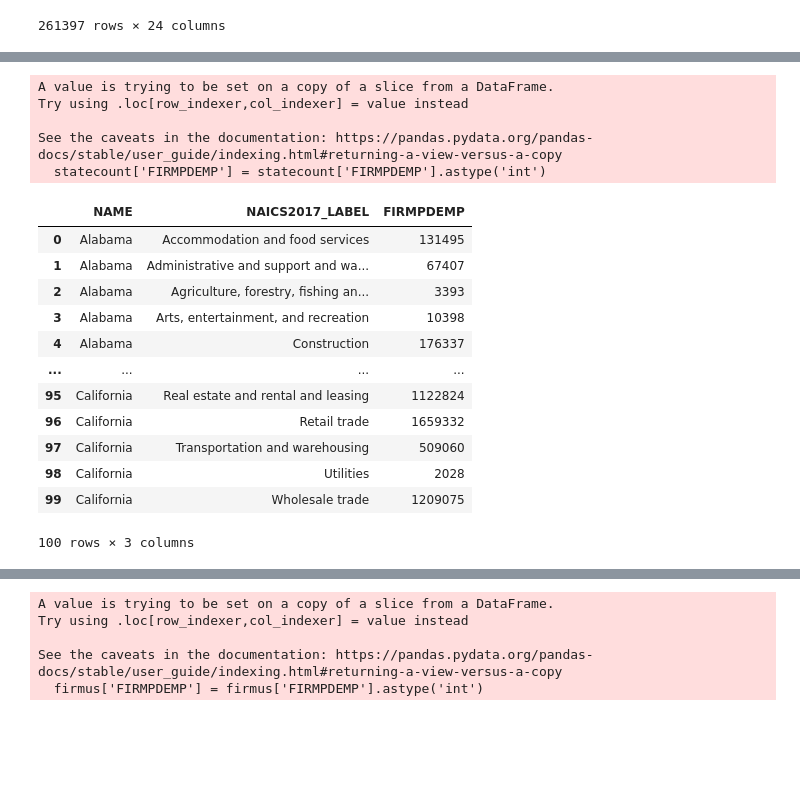
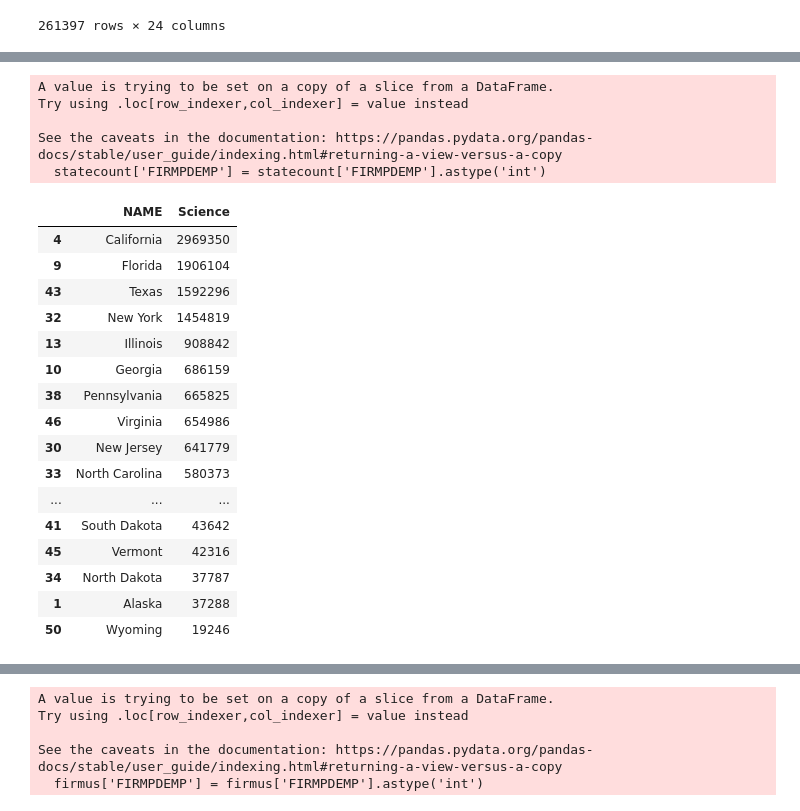
Before and after one commit to DanielnRose/Census_Assesment, a Jupyter notebook: grpupassesment.ipynb, the cells around one changed output, grey strips where cells are left out. Saved outputs shown, nothing was run; the diff lists cells and outputs as text; code cells hidden in the pictures; blank space fills up the shorter version.

```diff
--- a/grpupassesment.ipynb
+++ b/grpupassesment.ipynb
@@ -100,28 +99,34 @@ smalltestagain.sort_values(by='count', ascending=False, inplace=True)
 # %%
 statecount = statedata[['NAME','FIRMPDEMP', 'NAICS2017_LABEL']]
 statecount['FIRMPDEMP'] = statecount['FIRMPDEMP'].astype('int')
 #statecount = statedata.groupby('NAME').size().reset_index(name='count')
-statecount = statecount[(statecount['NAICS2017_LABEL']!='Total for all sectors')]
-statecount = statecount.groupby(['NAME','NAICS2017_LABEL'], as_index=False)['FIRMPDEMP'].sum()
+statecount = statecount[(statecount['NAICS2017_LABEL']=='Professional, scientific, and technical services')]
+statecount = statecount.groupby(['NAME'], as_index=False)['FIRMPDEMP'].sum()
 
-#statecount.sort_values(by='FIRMPDEMP', ascending=False, inplace=True)
+statecount.sort_values(by='FIRMPDEMP', ascending=False, inplace=True)
+statecount.rename(columns={'FIRMPDEMP': 'Science'}, inplace=True)
+
 statecount.head(100)
 # %% [output]
 A value is trying to be set on a copy of a slice from a DataFrame.
 Try using .loc[row_indexer,col_indexer] = value instead
 
 See the caveats in the documentation: https://pandas.pydata.org/pandas-docs/stable/user_guide/indexing.html#returning-a-view-versus-a-copy
   statecount['FIRMPDEMP'] = statecount['FIRMPDEMP'].astype('int')
-|  | NAME | NAICS2017_LABEL | FIRMPDEMP |
-| 0 | Alabama | Accommodation and food services | 131495 |
-| 1 | Alabama | Administrative and support and wa... | 67407 |
-| 2 | Alabama | Agriculture, forestry, fishing an... | 3393 |
-| 3 | Alabama | Arts, entertainment, and recreation | 10398 |
-| 4 | Alabama | Construction | 176337 |
-| ... | ... | ... | ... |
-| 95 | California | Real estate and rental and leasing | 1122824 |
-| 96 | California | Retail trade | 1659332 |
-| 97 | California | Transportation and warehousing | 509060 |
-| 98 | California | Utilities | 2028 |
-| 99 | California | Wholesale trade | 1209075 |
+|  | NAME | Science |
+| 4 | California | 2969350 |
+| 9 | Florida | 1906104 |
+| 43 | Texas | 1592296 |
+| 32 | New York | 1454819 |
+| 13 | Illinois | 908842 |
+| 10 | Georgia | 686159 |
+| 38 | Pennsylvania | 665825 |
+| 46 | Virginia | 654986 |
+| 30 | New Jersey | 641779 |
+| 33 | North Carolina | 580373 |
+| ... | ... | ... |
+| 41 | South Dakota | 43642 |
+| 45 | Vermont | 42316 |
+| 34 | North Dakota | 37787 |
+| 1 | Alaska | 37288 |
+| 50 | Wyoming | 19246 |
-100 rows × 3 columns
```
Also changed, not shown: parts of 9 cells of this notebook.
